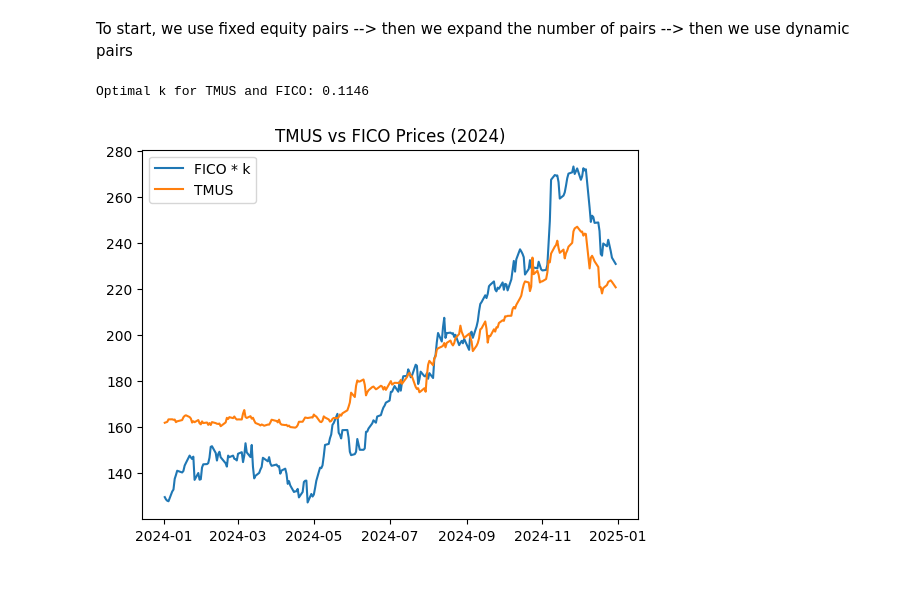
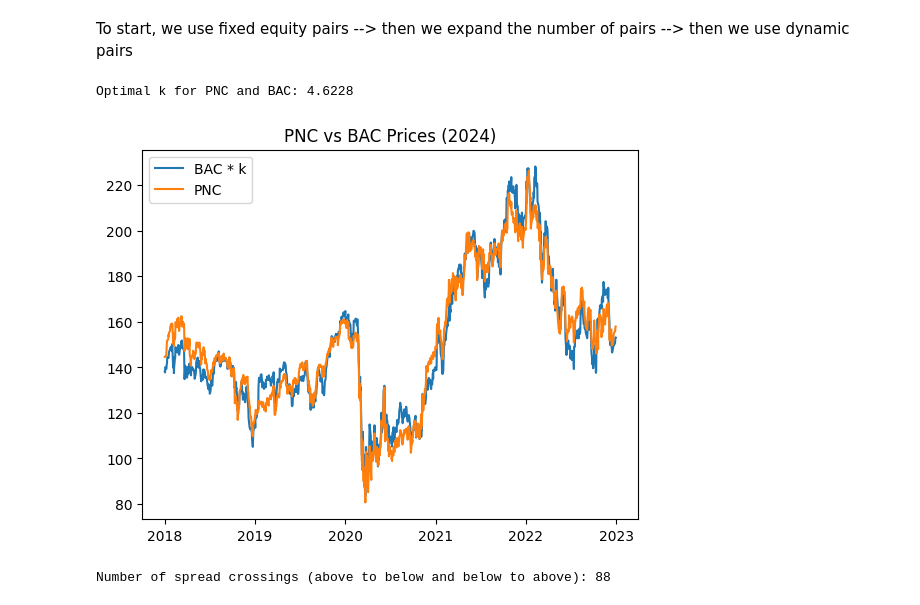
Before and after one commit to ahassan2828/QTC-Capital-Systematic-trading, a Jupyter notebook: Yuquan Strategies/pairs_trading.ipynb, the cells around one changed output. Saved outputs shown, nothing was run; the diff lists cells and outputs as text; code cells hidden in the pictures.

```diff
--- a/Yuquan Strategies/pairs_trading.ipynb
+++ b/Yuquan Strategies/pairs_trading.ipynb
@@ -67,3 +67,3 @@ available_stocks = ['A', 'AAPL', 'ABBV', 'ABNB', 'ABT', 'ACGL', 'ACN', 'ADBE', '
-start_date, end_date = '2024-01-01', '2024-12-31'
+start_date, end_date = '2018-01-01', '2022-12-31'
 # ignore crypto for now
 # %%
@@ -126,28 +145,39 @@ dtype: float64
 # %% [markdown]
 To start, we use fixed equity pairs --> then we expand the number of pairs --> then we use dynamic pairs
 # %%
-stock_1_name = 'TMUS'
-stock_2_name = 'FICO'
+from scipy.optimize import minimize_scalar
 
-stock_1 = yf.download(stock_1_name, start=start_date, end=end_date, auto_adjust=False, progress = False)['Close']
-stock_2 = yf.download(stock_2_name, start=start_date, end=end_date, auto_adjust=False, progress = False)['Close']
+stock_1_name = 'PNC'
+stock_2_name = 'BAC'
+
+stock_1_train = yf.download(stock_1_name, start=start_date, end=end_date, auto_adjust=False, progress = False)['Close']
+stock_2_train = yf.download(stock_2_name, start=start_date, end=end_date, auto_adjust=False, progress = False)['Close']
 
 def bnd_agg_constant(k):
-    common_idx = stock_1.index.intersection(stock_2.index)
-    s1 = stock_1.loc[common_idx]
-    s2 = stock_2.loc[common_idx]
+    common_idx = stock_1_train.index.intersection(stock_2_train.index)
+    s1 = stock_1_train.loc[common_idx]
+    s2 = stock_2_train.loc[common_idx]
     return np.sum((s1.values - k * s2.values) ** 2)
 
 result = minimize_scalar(bnd_agg_constant)
 k_bnd_agg = result.x
 print(f"Optimal k for {stock_1_name} and {stock_2_name}: {k_bnd_agg:.4f}")
 
-common_idx = stock_1.index.intersection(stock_2.index)
-plt.plot(common_idx, stock_2.loc[common_idx].values * k_bnd_agg, label=f'{stock_2_name} * k')
-plt.plot(common_idx, stock_1.loc[common_idx].values, label=stock_1_name)
+common_idx = stock_1_train.index.intersection(stock_2_train.index)
+plt.plot(common_idx, stock_2_train.loc[common_idx].values * k_bnd_agg, label=f'{stock_2_name} * k')
+plt.plot(common_idx, stock_1_train.loc[common_idx].values, label=stock_1_name)
 plt.legend()
 plt.title(f'{stock_1_name} vs {stock_2_name} Prices (2024)')
 plt.show()
+
+# Find the number of days where the spread crosses zero (from above to below and vice versa)
+spread = stock_1_train.loc[common_idx].values - stock_2_train.loc[common_idx].values * k_bnd_agg
+
+cross_above_to_below = np.sum((spread[:-2] > 0) & (spread[1:-1] < 0))
+cross_below_to_above = np.sum((spread[:-2] < 0) & (spread[1:-1] > 0))
+num_crossings = cross_above_to_below + cross_below_to_above
+print(f"Number of spread crossings (above to below and below to above): {num_crossings}")
 # %% [output]
-Optimal k for TMUS and FICO: 0.1146
+Optimal k for PNC and BAC: 4.6228
-[figure, old version]
+[figure, new version]
+Number of spread crossings (above to below and below to above): 88
```
Also changed, not shown: parts of 9 cells of this notebook, 1 other file.
